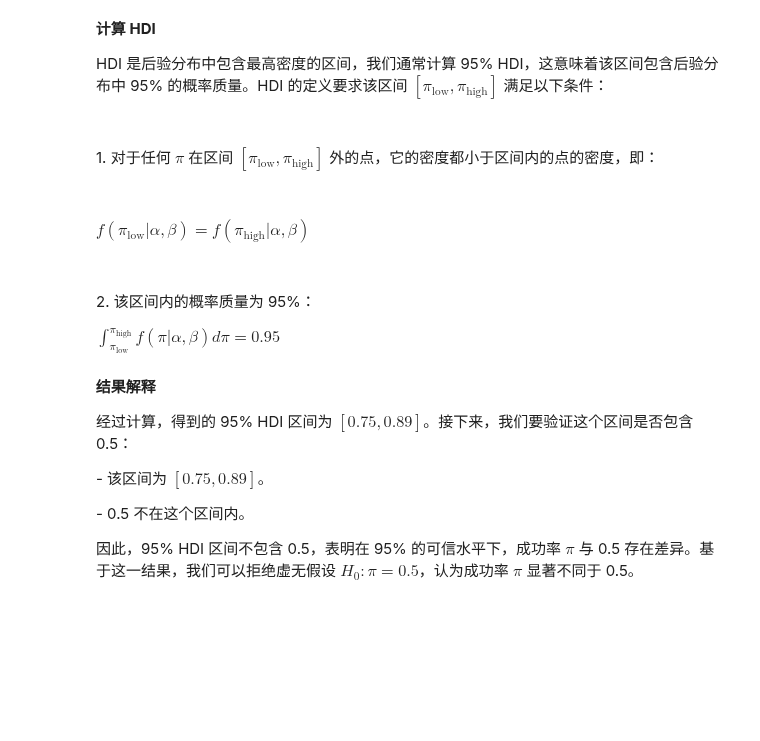
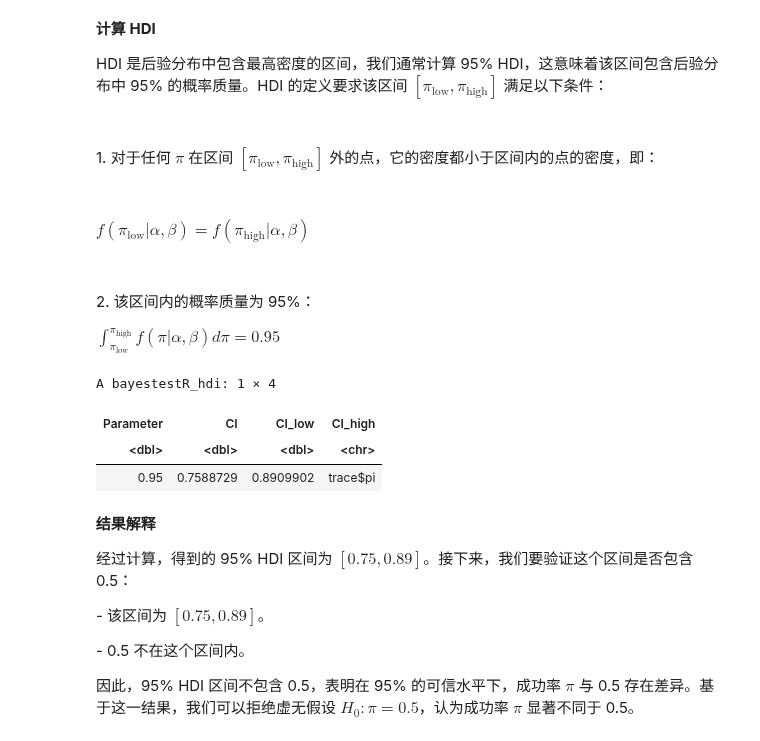
Before and after one commit to hcp4715/psybayesian, a Jupyter notebook: Lecture8.ipynb, the cells around one changed output. Drawn from its saved outputs; the diff is of its cells as text; code cells hidden in the pictures; blank space fills up the shorter version.

```diff
--- a/Lecture8.ipynb
+++ b/Lecture8.ipynb
@@ -68,10 +90,15 @@ pp <- bayesplot::mcmc_areas(fit_bb, regex_pars = "pi",  prob = 0.8) +
 # %%
 # get posterior
 trace <- rstan::extract(fit_bb)
 trace_par <- as.data.frame(trace$pi)
 
 # get HDI
-bayestestR::hdi(trace_par)
+bayestestR::hdi(trace_par,ci = 0.95) # 可自行更改不同范围的HDI区间。
+# %% [output]
+A bayestestR_hdi: 1 × 4
+| Parameter | CI | CI_low | CI_high |
+| <dbl> | <dbl> | <dbl> | <chr> |
+| 0.95 | 0.7588729 | 0.8909902 | trace$pi |
 # %% [markdown]
 <p><strong>结果解释</strong></p><p></p><p>经过计算，得到的 95% HDI 区间为 $[0.75, 0.89]$。接下来，我们要验证这个区间是否包含 0.5：</p><p></p><p>- 该区间为 $[0.75, 0.89]$。</p><p>- 0.5 不在这个区间内。</p><p></p><p>因此，95% HDI 区间不包含 0.5，表明在 95% 的可信水平下，成功率 $\pi$ 与 0.5 存在差异。基于这一结果，我们可以拒绝虚无假设 $H_0: \pi = 0.5$，认为成功率 $\pi$ 显著不同于 0.5。</p>
 # %% [markdown]
```
Also changed, not shown: parts of 43 cells of this notebook.
